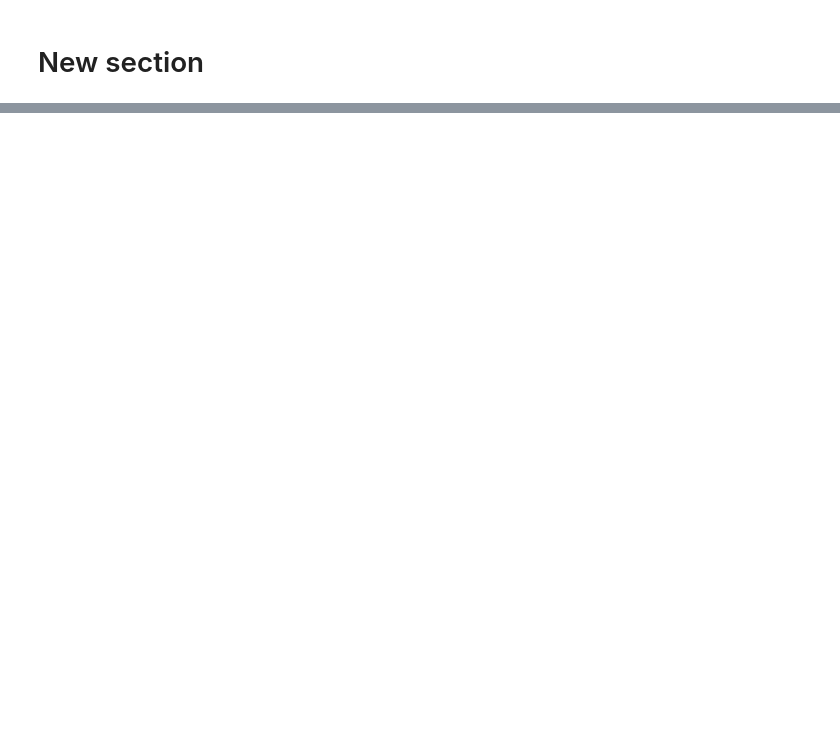
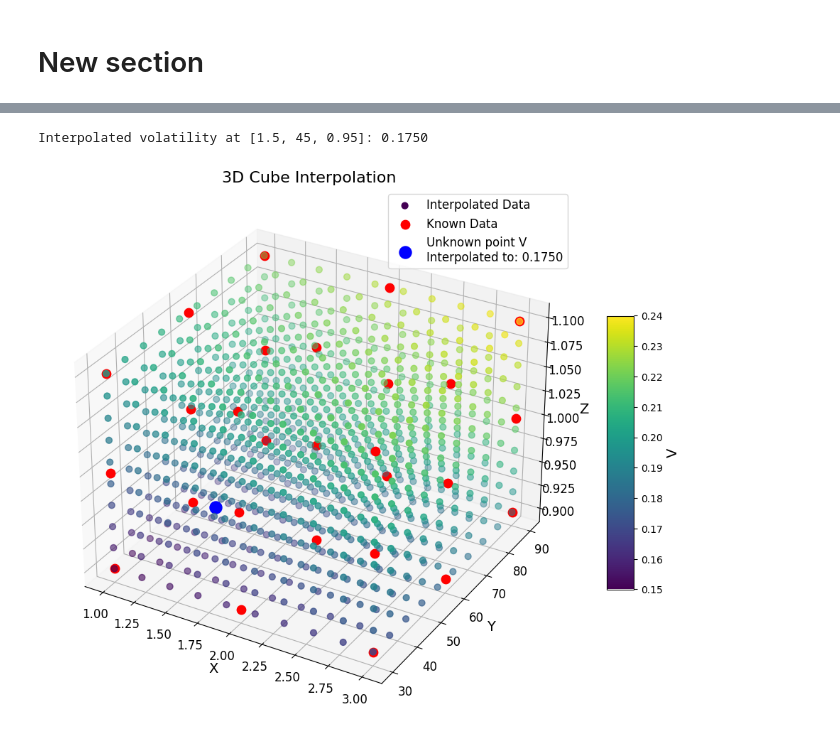
Before and after one commit to BaijuThomasAV/Sandbox, a Jupyter notebook: MR_Solution_sanbox.ipynb, the cells around one changed output, grey strips where cells are left out. Saved outputs shown, nothing was run; the diff lists cells and outputs as text; code cells hidden in the pictures; blank space fills up the shorter version.

```diff
--- a/MR_Solution_sanbox.ipynb
+++ b/MR_Solution_sanbox.ipynb
@@ -168,0 +164,77 @@ plt.show()
+# %%
+import numpy as np
+import matplotlib.pyplot as plt
+from scipy.interpolate import RegularGridInterpolator
+from mpl_toolkits.mplot3d import Axes3D
+
+# Known data points for a 3D grid (maturities, tenors, moneyness)
+maturities = np.array([1, 2, 3])  # Maturities in years
+tenors = np.array([30, 60, 90])   # Tenors in days
+moneyness = np.array([0.9, 1.0, 1.1])  # Moneyness levels
+
+# Example volatility surface data (volatility cube)
+# Shape: (len(maturities), len(tenors), len(moneyness))
+vol_cube = np.array([
+    [[0.15, 0.18, 0.20], [0.16, 0.19, 0.21], [0.17, 0.20, 0.22]],  # Maturity = 1 year
+    [[0.16, 0.19, 0.21], [0.17, 0.20, 0.22], [0.18, 0.21, 0.23]],  # Maturity = 2 years
+    [[0.17, 0.20, 0.22], [0.18, 0.21, 0.23], [0.19, 0.22, 0.24]]   # Maturity = 3 years
+])
+
+# Create a trilinear interpolator
+cube_interpolator = RegularGridInterpolator((maturities, tenors, moneyness), vol_cube)
+
+# Interpolation at an unknown point (e.g., Maturity=1.5 years, Tenor=45 days, Moneyness=0.95)
+unknown_point = [1.5, 45, 0.95]
+interpolated_value = cube_interpolator(unknown_point).item()
+
+# Now the scalar value can be formatted correctly
+print(f"Interpolated volatility at {unknown_point}: {interpolated_value:.4f}")
+
+# Create a finer grid for visualization
+maturity_fine, tenor_fine, moneyness_fine = np.meshgrid(
+    np.linspace(1, 3, 10),
+    np.linspace(30, 90, 10),
+    np.linspace(0.9, 1.1, 10),
+    indexing='ij'
+)
+
+# Perform interpolation over the fine grid
+fine_points = np.array([maturity_fine.ravel(), tenor_fine.ravel(), moneyness_fine.ravel()]).T
+vol_fine = cube_interpolator(fine_points).reshape(maturity_fine.shape)
+
+# Visualizing the 3D cube using a scatter plot (for simplicity)
+fig = plt.figure(figsize=(12, 10))  # Increase figure size
+ax = fig.add_subplot(111, projection='3d')
+
+# Plot interpolated data points
+scat = ax.scatter(maturity_fine, tenor_fine, moneyness_fine, c=vol_fine, cmap='viridis', s=40, label='Interpolated Data')
+
+# Plot known points (volatility cube data)
+for i, maturity in enumerate(maturities):
+    for j, tenor in enumerate(tenors):
+        for k, money in enumerate(moneyness):
+            ax.scatter(maturity, tenor, money, color='red', s=80, label='Known Data' if (i, j, k) == (0, 0, 0) else "")
+
+# Highlight the unknown point with a different color
+ax.scatter(unknown_point[0], unknown_point[1], unknown_point[2], color='blue', s=150, label=f'Unknown point V\nInterpolated to: {interpolated_value:.4f}')
+
+# Set labels with larger font sizes
+ax.set_xlabel('X', fontsize=14)
+ax.set_ylabel('Y', fontsize=14)
+ax.set_zlabel('Z', fontsize=14)
+ax.set_title('3D Cube Interpolation', fontsize=16)
+
+# Increase the font size for ticks
+ax.tick_params(axis='both', which='major', labelsize=12)
+
+# Show the legend with a larger font size
+ax.legend(loc='upper right', fontsize=12)
+
+# Add color bar to represent the volatility values (including the interpolated value)
+cbar = plt.colorbar(scat, ax=ax, shrink=0.5, aspect=10)
+cbar.set_label('V', fontsize=14)
+
+plt.show()
+# %% [output]
+Interpolated volatility at [1.5, 45, 0.95]: 0.1750
+[figure, added]
```
Also changed, not shown: parts of 14 cells of this notebook.
